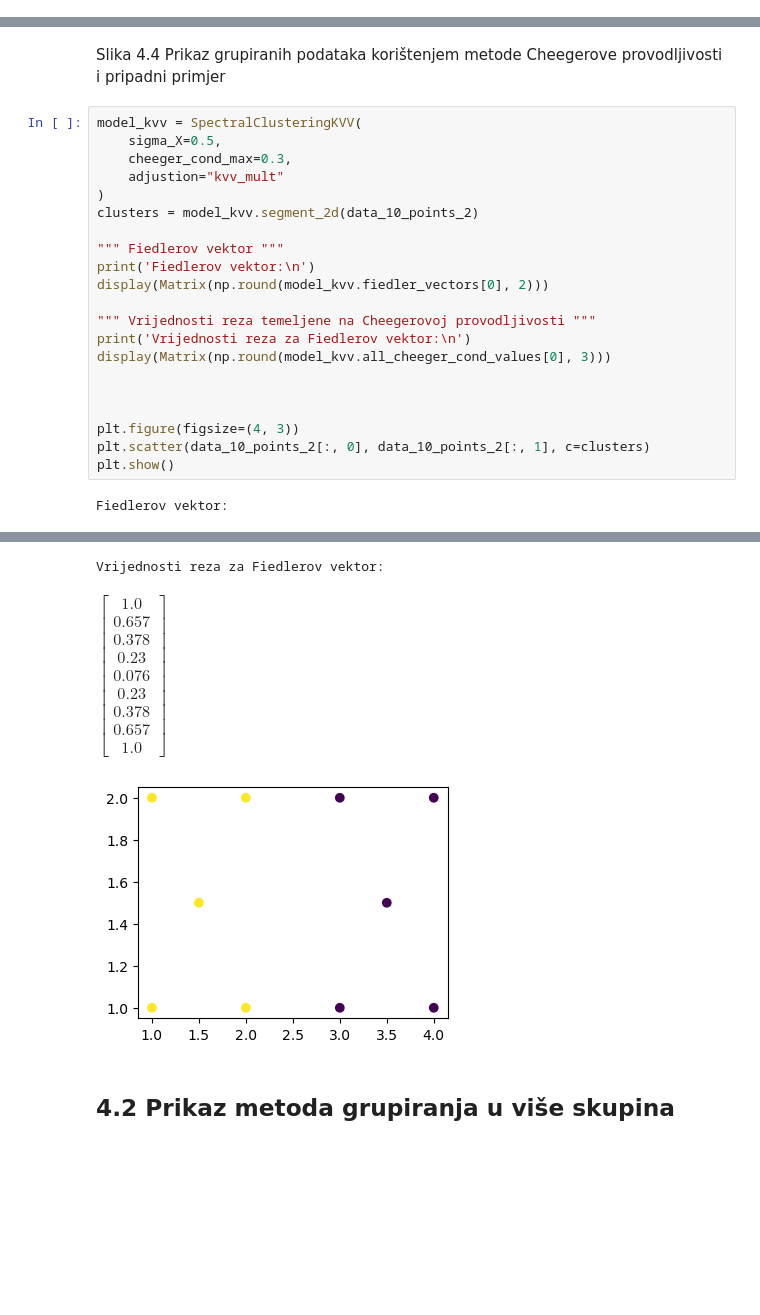
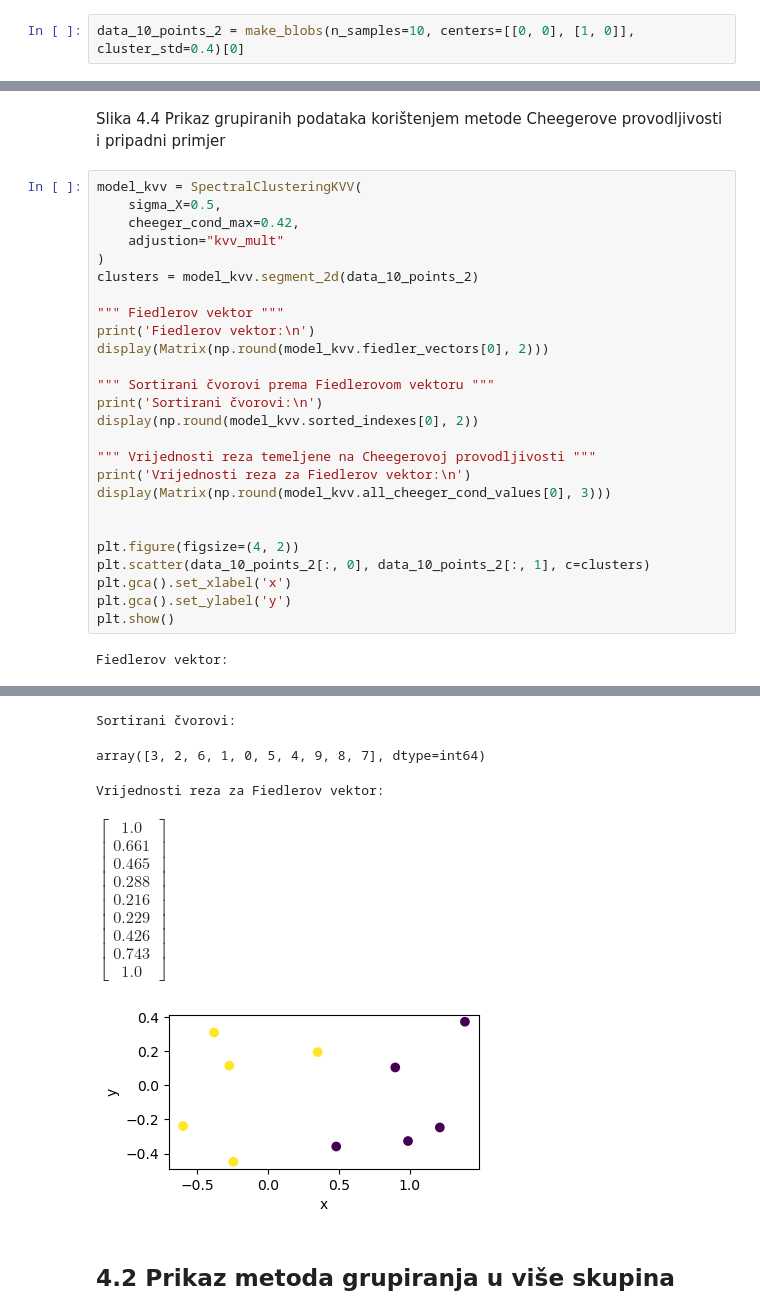
Before and after one commit to antoniamstr1/diplomski_rad, a Jupyter notebook: Spektralno_grupiranje.ipynb, the cells around one changed output, grey strips where cells are left out. Drawn from its saved outputs; the diff is of its cells as text; blank space fills up the shorter version.

```diff
--- a/Spektralno_grupiranje.ipynb
+++ b/Spektralno_grupiranje.ipynb
@@ -507,2 +506,4 @@ $\displaystyle \left[\begin{matrix}-0.37\\-0.24\\-0.37\\-0.24\\-0.32\\0.24\\0.37
 # %% [markdown]
 Slika 4.3 Prikaz grupiranih podataka korištenjem metode normaliziranog reza i pripadni primjer
+# %%
+data_10_points_2 = make_blobs(n_samples=10, centers=[[0, 0], [1, 0]], cluster_std=0.4)[0]
@@ -538,7 +562,7 @@ Slika 4.4 Prikaz grupiranih podataka korištenjem metode Cheegerove provodljivos
 # %%
 model_kvv = SpectralClusteringKVV(
     sigma_X=0.5,
-    cheeger_cond_max=0.3,
+    cheeger_cond_max=0.42,
     adjustion="kvv_mult"
 )
 clusters = model_kvv.segment_2d(data_10_points_2)
@@ -547,14 +571,19 @@ clusters = model_kvv.segment_2d(data_10_points_2)
 print('Fiedlerov vektor:\n')
 display(Matrix(np.round(model_kvv.fiedler_vectors[0], 2)))
 
+""" Sortirani čvorovi prema Fiedlerovom vektoru """
+print('Sortirani čvorovi:\n')
+display(np.round(model_kvv.sorted_indexes[0], 2))
+
 """ Vrijednosti reza temeljene na Cheegerovoj provodljivosti """
 print('Vrijednosti reza za Fiedlerov vektor:\n')
 display(Matrix(np.round(model_kvv.all_cheeger_cond_values[0], 3)))
 
 
-
-plt.figure(figsize=(4, 3))
+plt.figure(figsize=(4, 2))
 plt.scatter(data_10_points_2[:, 0], data_10_points_2[:, 1], c=clusters)
+plt.gca().set_xlabel('x')
+plt.gca().set_ylabel('y')
 plt.show()
 # %% [output]
 Fiedlerov vektor:
@@ -562,6 +591,8 @@ $\displaystyle \left[\begin{matrix}0.31\\0.23\\0.31\\0.23\\0.44\\-0.23\\-0.31\\-
-Vrijednosti reza za Fiedlerov vektor:
+Sortirani čvorovi:
+array([3, 2, 6, 1, 0, 5, 4, 9, 8, 7], dtype=int64)
+Vrijednosti reza za Fiedlerov vektor:
-$\displaystyle \left[\begin{matrix}1.0\\0.657\\0.378\\0.23\\0.076\\0.23\\0.378\\0.657\\1.0\end{matrix}\right]$
+$\displaystyle \left[\begin{matrix}1.0\\0.661\\0.465\\0.288\\0.216\\0.229\\0.426\\0.743\\1.0\end{matrix}\right]$
-[figure, old version]
+[figure, new version]
 # %% [markdown]
 ## 4.2 Prikaz metoda grupiranja u više skupina
 # %% [markdown]
```
Also changed, not shown: parts of 26 cells of this notebook, 2 other files.
